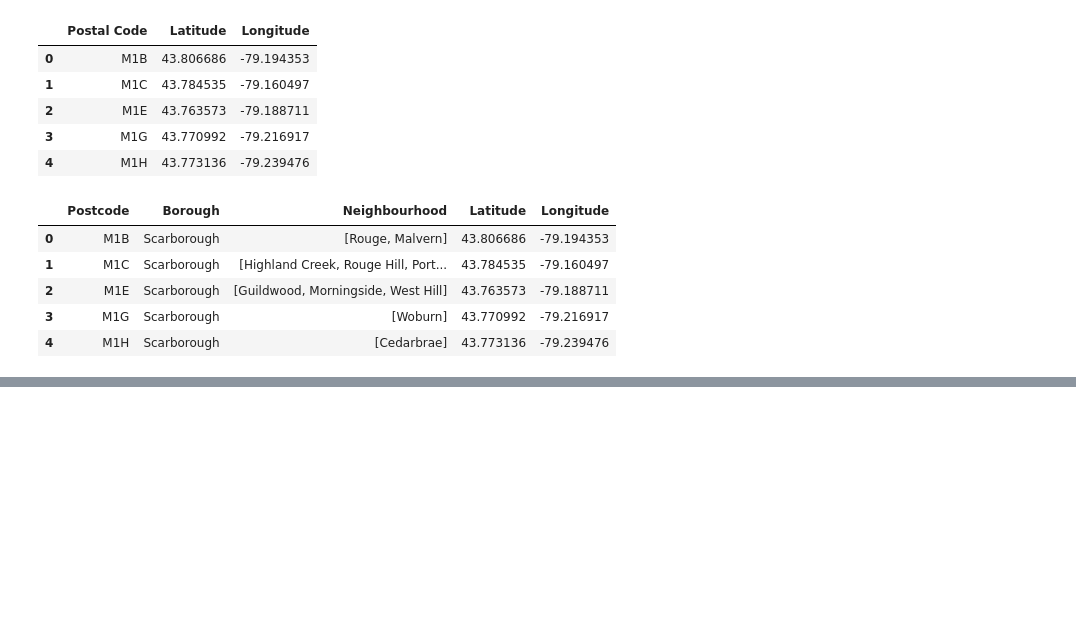
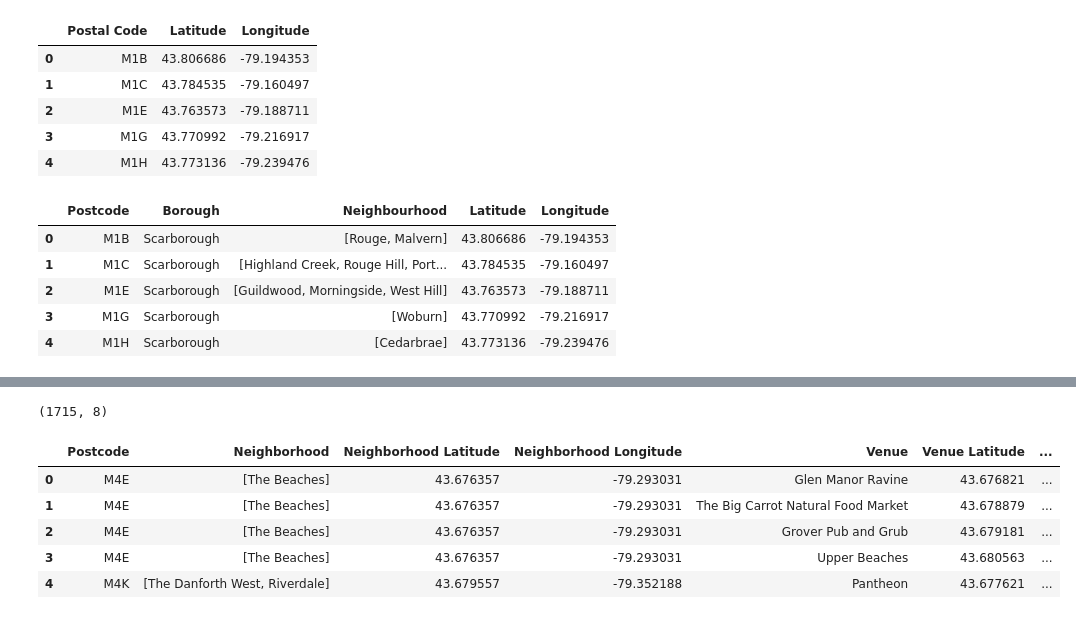
Before and after one commit to enzozuccaro/Coursera_Capstone, a Jupyter notebook: Segmenting and Clustering Week 3.ipynb, the cells around one changed output, grey strips where cells are left out. Drawn from its saved outputs; the diff is of its cells as text; code cells hidden in the pictures; blank space fills up the shorter version.

```diff
--- a/Segmenting and Clustering Week 3.ipynb
+++ b/Segmenting and Clustering Week 3.ipynb
@@ -91,0 +117,19 @@ neighborhoods.head()
+# %%
+# create map of Toronto using latitude and longitude values
+map_toronto = folium.Map(location=[latitude, longitude], zoom_start=12)
+
+# add markers to map
+for lat, lng, borough, neighborhood in zip(toronto_df['Latitude'], toronto_df['Longitude'], toronto_df['Borough'], toronto_df['Neighbourhood']):
+    label = '{}, {}'.format(neighborhood, borough)
+    label = folium.Popup(label, parse_html=True)
+    folium.CircleMarker(
+        [lat, lng],
+        radius=5,
+        popup=label,
+        color='blue',
+        fill=True,
+        fill_color='#3186cc',
+        fill_opacity=0.7,
+        parse_html=False).add_to(map_toronto)
+
+map_toronto
@@ -91,0 +212,11 @@ neighborhoods.head()
+# %%
+print(toronto_venues.shape)
+toronto_venues.head()
+# %% [output]
+(1715, 8)
+|  | Postcode | Neighborhood | Neighborhood Latitude | Neighborhood Longitude | Venue | Venue Latitude | ... |
+| 0 | M4E | [The Beaches] | 43.676357 | -79.293031 | Glen Manor Ravine | 43.676821 | ... |
+| 1 | M4E | [The Beaches] | 43.676357 | -79.293031 | The Big Carrot Natural Food Market | 43.678879 | ... |
+| 2 | M4E | [The Beaches] | 43.676357 | -79.293031 | Grover Pub and Grub | 43.679181 | ... |
+| 3 | M4E | [The Beaches] | 43.676357 | -79.293031 | Upper Beaches | 43.680563 | ... |
+| 4 | M4K | [The Danforth West, Riverdale] | 43.679557 | -79.352188 | Pantheon | 43.677621 | ... |
```
Also changed, not shown: parts of 20 cells of this notebook.
